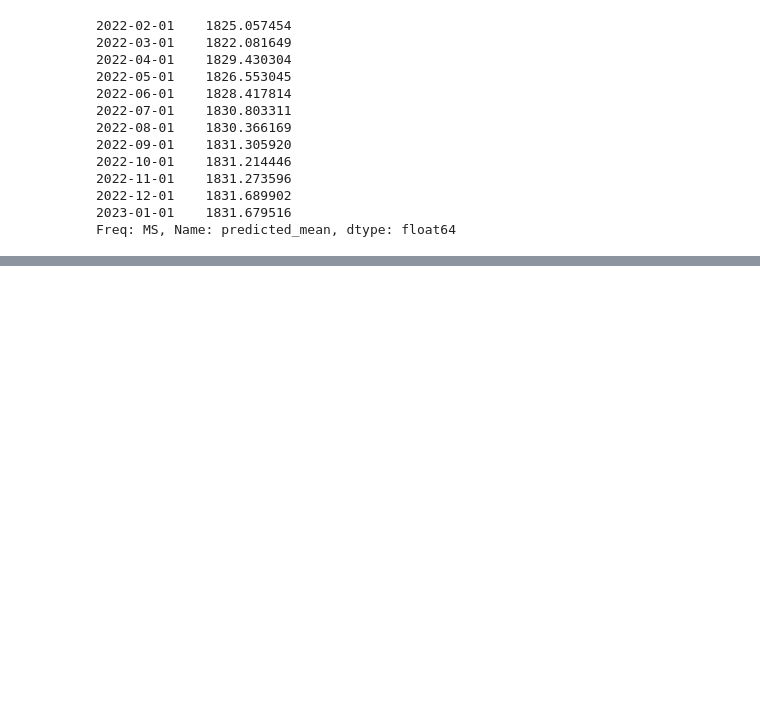
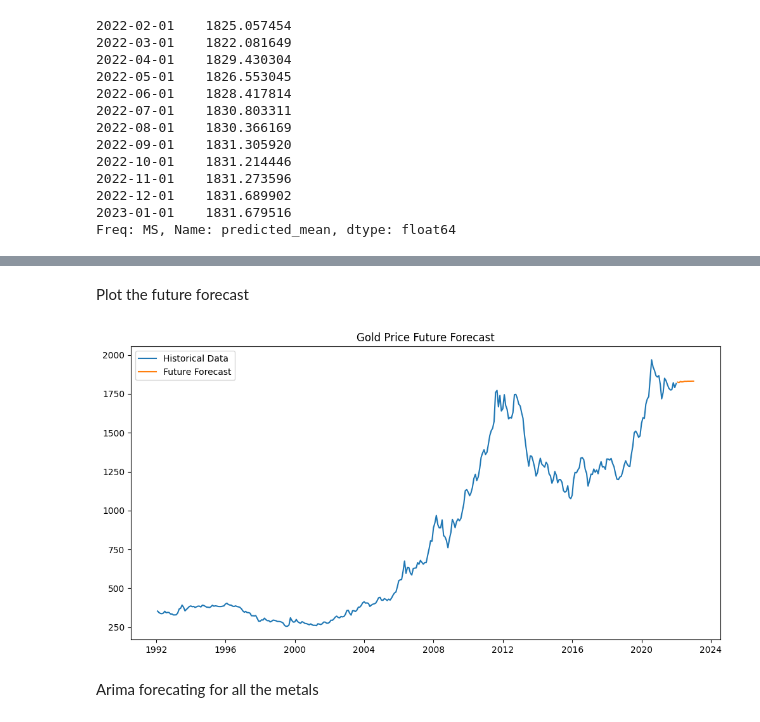
Before and after one commit to LIANNAKA/30-Years-of-Global-Metal-Price-Trends, a Jupyter notebook: notebooks/Arima_forecasting.ipynb, the cells around one changed output, grey strips where cells are left out. Drawn from its saved outputs; the diff is of its cells as text; code cells hidden in the pictures; blank space fills up the shorter version.

Commit message:
ARIMA Forecasting for Metal Prices, Predicting Future Prices

```diff
--- a/notebooks/Arima_forecasting.ipynb
+++ b/notebooks/Arima_forecasting.ipynb
@@ -163,0 +170,6 @@ Freq: MS, Name: predicted_mean, dtype: float64
+# %%
+future_dates = pd.date_range(
+    start=gold.index[-1],
+    periods=13,
+    freq="MS"
+)[1:]
@@ -163,0 +178,7 @@ Freq: MS, Name: predicted_mean, dtype: float64
+# %%
+forecast_df = pd.DataFrame({
+    "Date": future_dates,
+    "Forecasted_Gold_Price": future_forecast
+})
+
+forecast_df
@@ -163,0 +199,27 @@ Freq: MS, Name: predicted_mean, dtype: float64
+# %% [markdown]
+Plot the future forecast
+# %%
+plt.figure(figsize=(12,6))
+
+plt.plot(
+    gold,
+    label="Historical Data"
+)
+
+plt.plot(
+    forecast_df["Date"],
+    forecast_df["Forecasted_Gold_Price"],
+    label="Future Forecast"
+)
+
+plt.title(
+    "Gold Price Future Forecast"
+)
+
+plt.legend()
+
+plt.show()
+# %% [output]
+[figure, added]
+# %% [markdown]
+Arima forecating for all the metals
```
Also changed, not shown: parts of 12 cells of this notebook.
